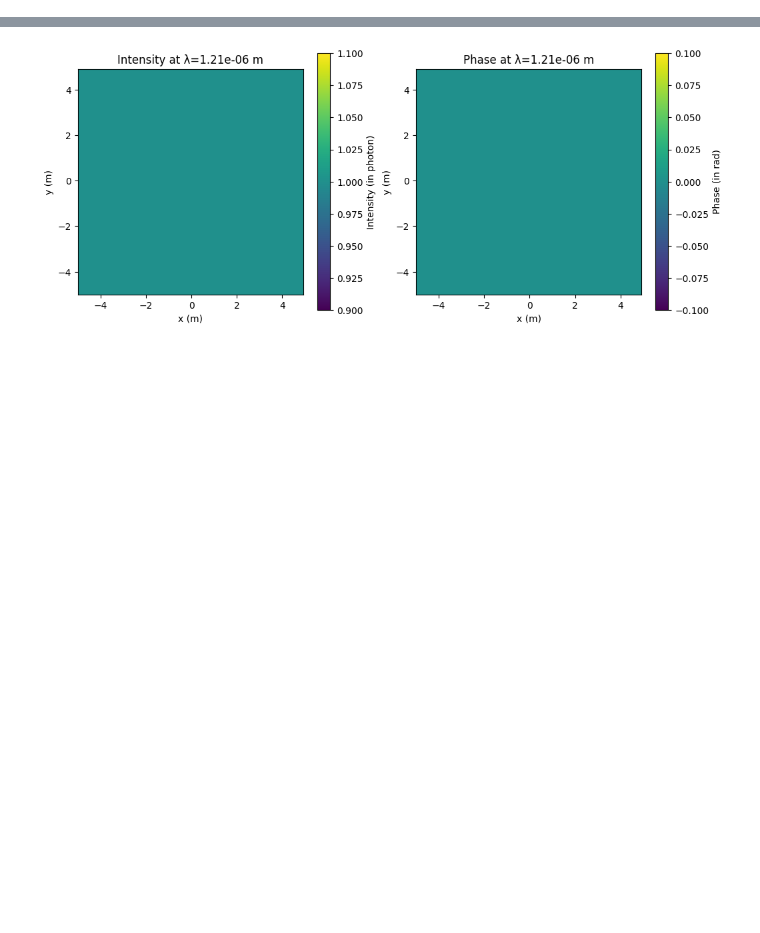
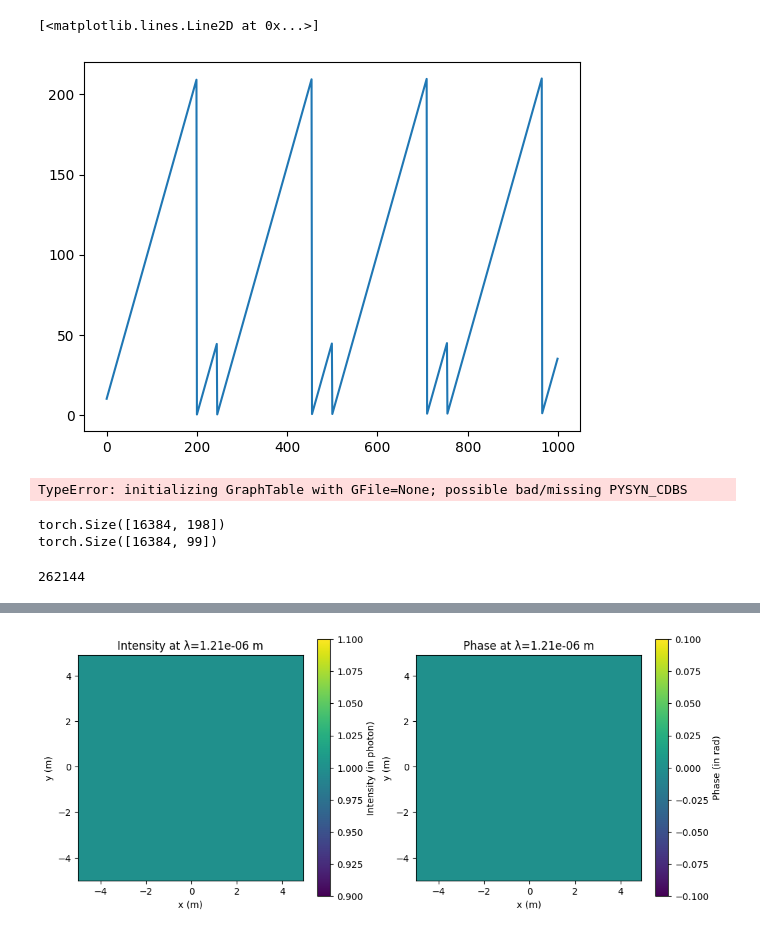
Before and after one commit to bidou2002/fiatlux, a Jupyter notebook: test.ipynb, the cells around one changed output, grey strips where cells are left out. Drawn from its saved outputs; the diff is of its cells as text; code cells hidden in the pictures; blank space fills up the shorter version.

```diff
--- a/test.ipynb
+++ b/test.ipynb
@@ -1,3 +47,15 @@
+# %%
+import matplotlib.pyplot as plt
+import torch
+
+x = y = torch.linspace(-0.5, 0.5, 1000)
+X, Y = torch.meshgrid(x, y)
+
+Y = ((1000 * Y) % 255) % 210
+plt.plot(Y[0, :])
+# %% [output]
+[<matplotlib.lines.Line2D at 0x...>]
+[figure, added]
 # %%
 from fiatlux.optical_elements.mask import CircularAperture
 from fiatlux.grid import Grid
@@ -18,0 +82,22 @@ from matplotlib.colors import LogNorm
+# %%
+import matplotlib.pyplot as plt
+import pysynphot as S
+
+obs = S.Observation(S.BlackBody(5000), S.ObsBandpass("johnson,v"))
+plt.plot(obs.binwave, obs.binflux, drawstyle="steps-mid")
+plt.xlim(4000, 7000)
+plt.xlabel(obs.waveunits)
+plt.ylabel(obs.fluxunits)
+plt.title(obs.name)
+# %% [output]
+TypeError: initializing GraphTable with GFile=None; possible bad/missing PYSYN_CDBS
+# %%
+print(fb.build_command_matrix().shape)
+print(zb.build_command_matrix().shape)
+# %% [output]
+torch.Size([16384, 198])
+torch.Size([16384, 99])
+# %%
+512 * 512
+# %% [output]
+262144
```
Also changed, not shown: parts of 7 cells of this notebook, 25 other files.
